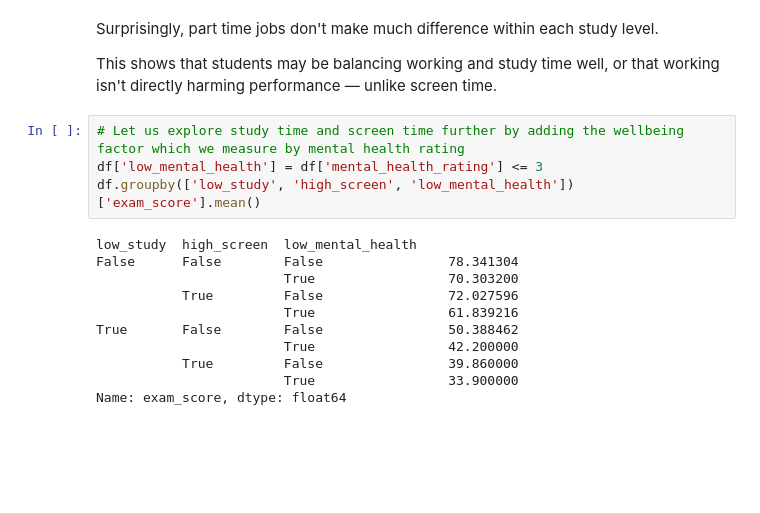
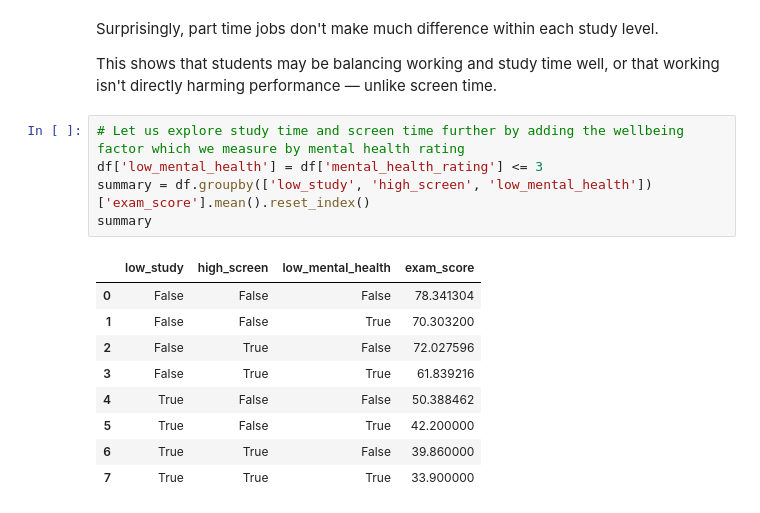
Before and after one commit to martyna-haliniak/visualisations_in_python, a Jupyter notebook: visualisations_task.ipynb, the cells around one changed output. Saved outputs shown, nothing was run; the diff lists cells and outputs as text; blank space fills up the shorter version.

Commit message:
Started looking at how different factors affect mental health

```diff
--- a/visualisations_task.ipynb
+++ b/visualisations_task.ipynb
@@ -347,18 +347,18 @@ This shows that students may be balancing working and study time well, or that w
 # %%
 # Let us explore study time and screen time further by adding the wellbeing factor which we measure by mental health rating
 df['low_mental_health'] = df['mental_health_rating'] <= 3
-df.groupby(['low_study', 'high_screen', 'low_mental_health'])['exam_score'].mean()
+summary = df.groupby(['low_study', 'high_screen', 'low_mental_health'])['exam_score'].mean().reset_index()
+summary
 # %% [output]
-low_study  high_screen  low_mental_health
-False      False        False                78.341304
-                        True                 70.303200
-           True         False                72.027596
-                        True                 61.839216
-True       False        False                50.388462
-                        True                 42.200000
-           True         False                39.860000
-                        True                 33.900000
-Name: exam_score, dtype: float64
+|  | low_study | high_screen | low_mental_health | exam_score |
+| 0 | False | False | False | 78.341304 |
+| 1 | False | False | True | 70.303200 |
+| 2 | False | True | False | 72.027596 |
+| 3 | False | True | True | 61.839216 |
+| 4 | True | False | False | 50.388462 |
+| 5 | True | False | True | 42.200000 |
+| 6 | True | True | False | 39.860000 |
+| 7 | True | True | True | 33.900000 |
 # %%
 # Pivot table with mental health on rows, screen time on columns, separated by study group
 pivot_low_study = summary[summary['low_study']].pivot(index='low_mental_health', columns='high_screen', values='exam_score')
```
Also changed, not shown: parts of 5 cells of this notebook.
